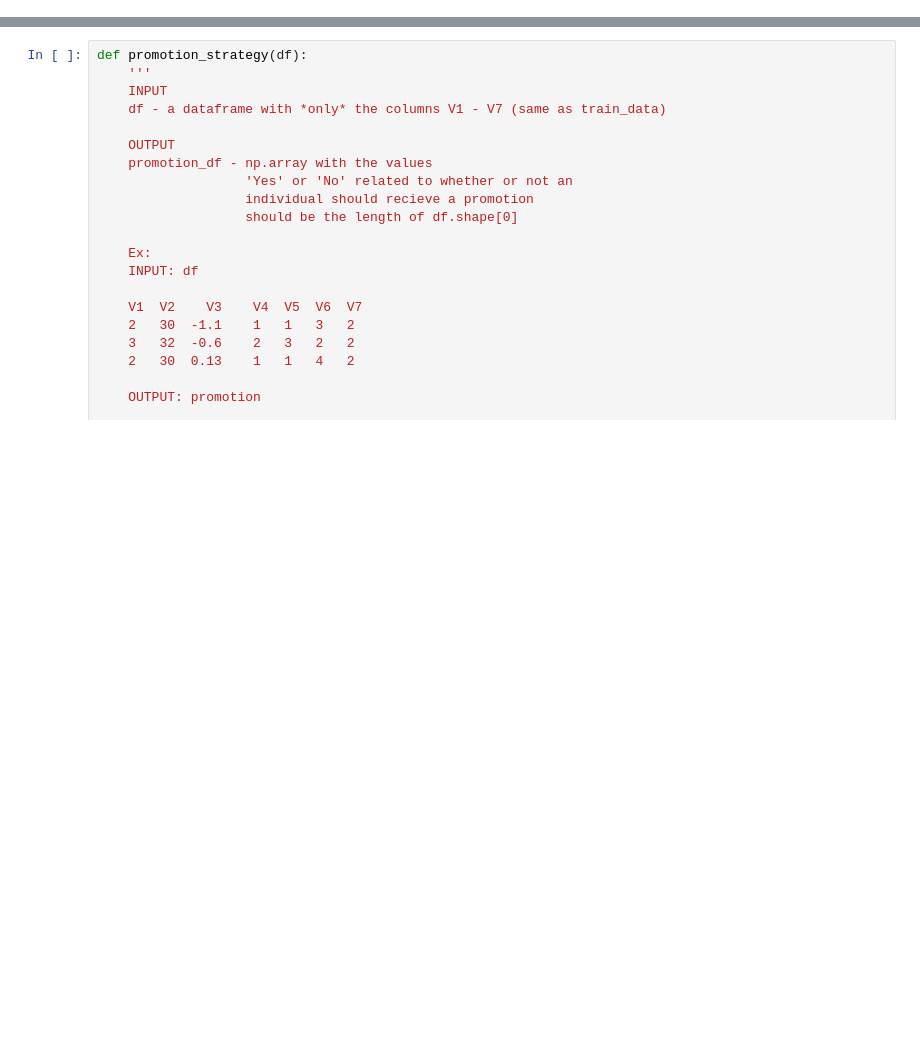
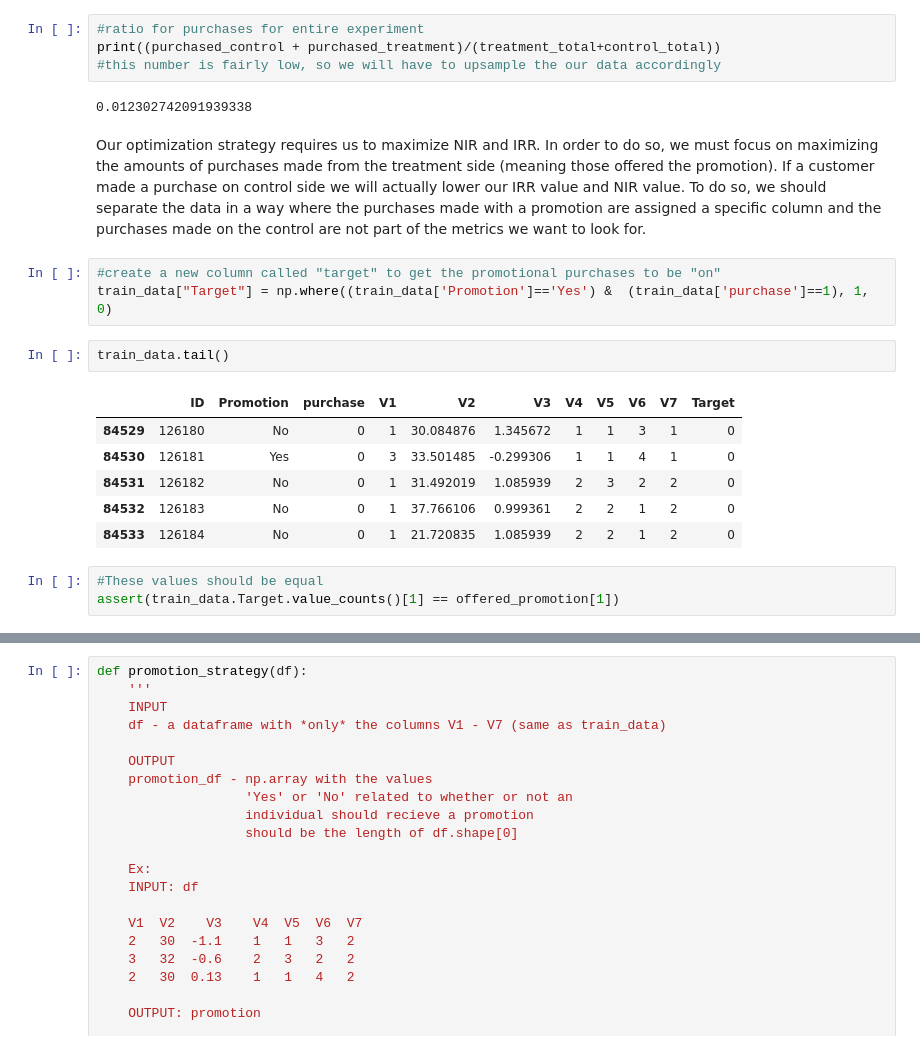
Before and after one commit to aurora-nat/Udacity_Starbucks_Portfolio, a Jupyter notebook: Starbucks.ipynb, the cells around one changed output, grey strips where cells are left out. Cells and saved outputs as stored; diff of their text form; blank space fills up the shorter version.

```diff
--- a/Starbucks.ipynb
+++ b/Starbucks.ipynb
@@ -79,0 +142,26 @@ train_data.head()
+# %%
+#ratio for purchases for entire experiment
+print((purchased_control + purchased_treatment)/(treatment_total+control_total))
+#this number is fairly low, so we will have to upsample the our data accordingly
+# %% [output]
+0.012302742091939338
+# %% [markdown]
+Our optimization strategy requires us to maximize NIR and IRR. In order to do so, we must focus on maximizing the amounts of purchases made
+from the treatment side (meaning those offered the promotion). If a customer made a purchase on control side we will actually lower our IRR value and NIR value.
+To do so, we should separate the data in a way where the purchases made with a promotion are assigned a specific column and the purchases made on the control are not part
+of the metrics we want to look for.
+# %%
+#create a new column called "target" to get the promotional purchases to be "on"
+train_data["Target"] = np.where((train_data['Promotion']=='Yes') &  (train_data['purchase']==1), 1, 0)
+# %%
+train_data.tail()
+# %% [output]
+|  | ID | Promotion | purchase | V1 | V2 | V3 | V4 | V5 | V6 | V7 | Target |
+| 84529 | 126180 | No | 0 | 1 | 30.084876 | 1.345672 | 1 | 1 | 3 | 1 | 0 |
+| 84530 | 126181 | Yes | 0 | 3 | 33.501485 | -0.299306 | 1 | 1 | 4 | 1 | 0 |
+| 84531 | 126182 | No | 0 | 1 | 31.492019 | 1.085939 | 2 | 3 | 2 | 2 | 0 |
+| 84532 | 126183 | No | 0 | 1 | 37.766106 | 0.999361 | 2 | 2 | 1 | 2 | 0 |
+| 84533 | 126184 | No | 0 | 1 | 21.720835 | 1.085939 | 2 | 2 | 1 | 2 | 0 |
+# %%
+#These values should be equal
+assert(train_data.Target.value_counts()[1] == offered_promotion[1])
```
Also changed, not shown: parts of 13 cells of this notebook, 1 other file.
